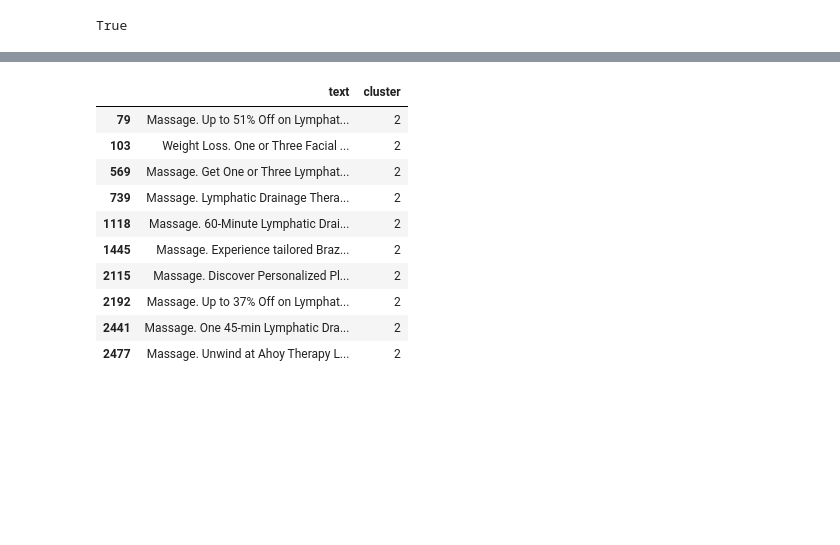
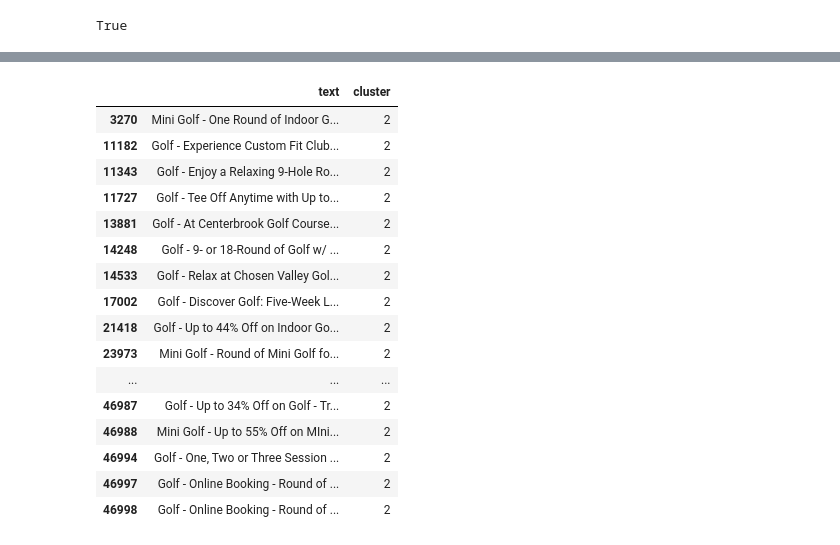
Before and after one commit to zphilippcz/research, a Jupyter notebook: clusters/deal_clusters.ipynb, the cells around one changed output, grey strips where cells are left out. Cells and saved outputs as stored; diff of their text form; code cells hidden in the pictures; blank space fills up the shorter version.

```diff
--- a/clusters/deal_clusters.ipynb
+++ b/clusters/deal_clusters.ipynb
@@ -39,7 +41,7 @@ conn = sqlite3.connect(db_path)
 cursor = conn.cursor()
 
 sql_query = """
-    SELECT d.id, c.name || '. ' ||  GROUP_CONCAT(d.title_general) || '. '||GROUP_CONCAT (o.title) as text
+    SELECT d.id, c.name || ' - ' ||  GROUP_CONCAT(d.title_general) || '. '||GROUP_CONCAT (o.title) as text
     FROM deals d
         JOIN customer_category c ON c.id=d.customer_category_id
         JOIN options o ON o.deal_id=d.id
@@ -62,7 +121,7 @@ df.head()
 tfidf_vectorizer = TfidfVectorizer(stop_words=stopwords.words('english'))
 tfidf_matrix = tfidf_vectorizer.fit_transform(df['text'])
 
-number_of_clusters = 100
+number_of_clusters = 149
 kmeans = KMeans(n_clusters=number_of_clusters)
 kmeans.fit(tfidf_matrix)
 # %% [output]
@@ -86,15 +171,21 @@ df[['text', 'cluster']].query("cluster == 1").head(10)
 # %%
-df[['text', 'cluster']].query("cluster == 2").head(10)
+df[['text', 'cluster']].query("cluster == 2").head(20)
 # %% [output]
 |  | text | cluster |
-| 79 | Massage. Up to 51% Off on Lymphat... | 2 |
-| 103 | Weight Loss. One or Three Facial ... | 2 |
-| 569 | Massage. Get One or Three Lymphat... | 2 |
-| 739 | Massage. Lymphatic Drainage Thera... | 2 |
-| 1118 | Massage. 60-Minute Lymphatic Drai... | 2 |
-| 1445 | Massage. Experience tailored Braz... | 2 |
-| 2115 | Massage. Discover Personalized Pl... | 2 |
-| 2192 | Massage. Up to 37% Off on Lymphat... | 2 |
-| 2441 | Massage. One 45-min Lymphatic Dra... | 2 |
-| 2477 | Massage. Unwind at Ahoy Therapy L... | 2 |
+| 3270 | Mini Golf - One Round of Indoor G... | 2 |
+| 11182 | Golf - Experience Custom Fit Club... | 2 |
+| 11343 | Golf - Enjoy a Relaxing 9-Hole Ro... | 2 |
+| 11727 | Golf - Tee Off Anytime with Up to... | 2 |
+| 13881 | Golf - At Centerbrook Golf Course... | 2 |
+| 14248 | Golf - 9- or 18-Round of Golf w/ ... | 2 |
+| 14533 | Golf - Relax at Chosen Valley Gol... | 2 |
+| 17002 | Golf - Discover Golf: Five-Week L... | 2 |
+| 21418 | Golf - Up to 44% Off on Indoor Go... | 2 |
+| 23973 | Mini Golf - Round of Mini Golf fo... | 2 |
+| ... | ... | ... |
+| 46987 | Golf - Up to 34% Off on Golf - Tr... | 2 |
+| 46988 | Mini Golf - Up to 55% Off on MIni... | 2 |
+| 46994 | Golf - One, Two or Three Session ... | 2 |
+| 46997 | Golf - Online Booking - Round of ... | 2 |
+| 46998 | Golf - Online Booking - Round of ... | 2 |
 # %%
```
Also changed, not shown: parts of 20 cells of this notebook, 2 other files.
